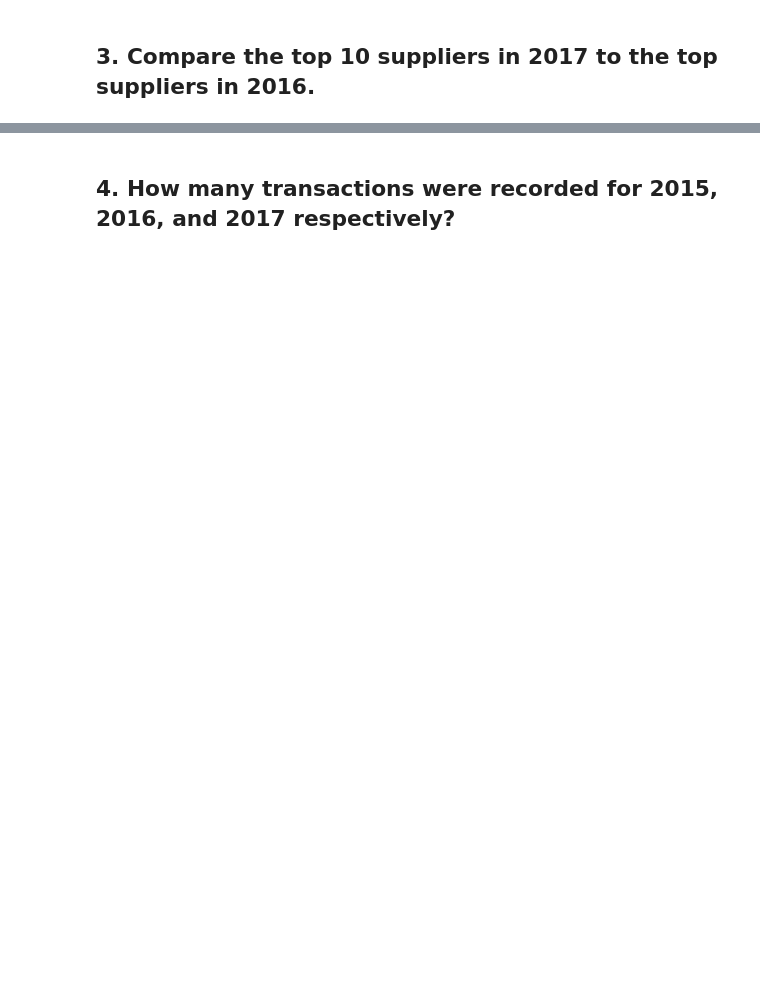
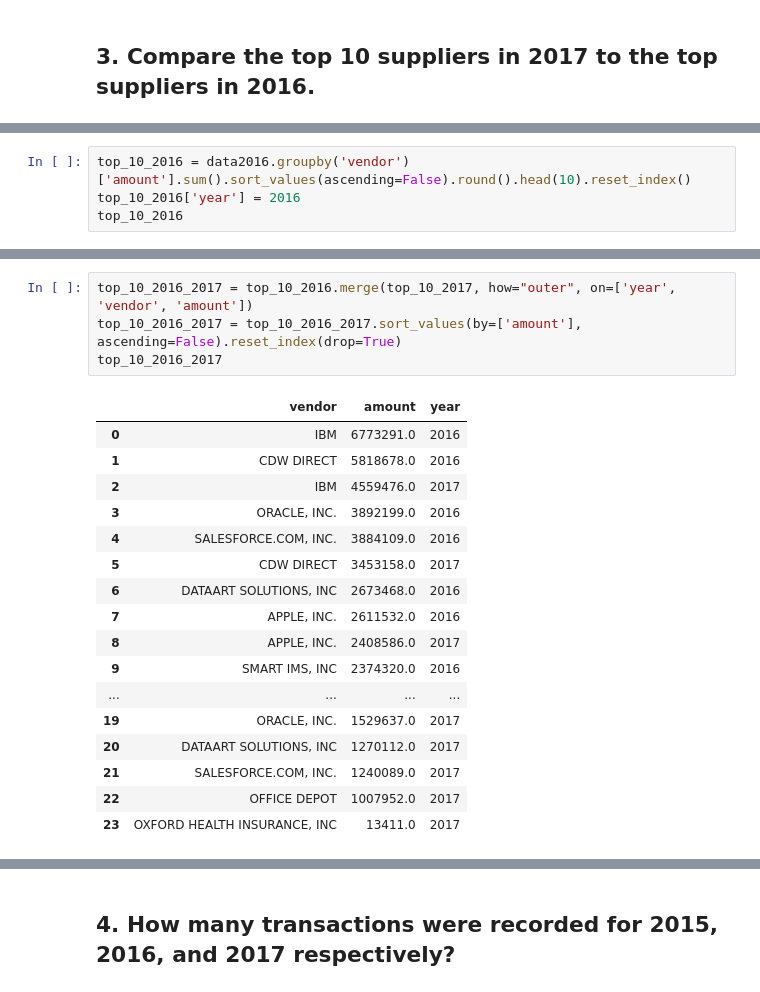
Before and after one commit to FranciscoGalan/suplari_challenge1, a Jupyter notebook: main.ipynb, the cells around one changed output, grey strips where cells are left out. Saved outputs shown, nothing was run; the diff lists cells and outputs as text; blank space fills up the shorter version.

```diff
--- a/main.ipynb
+++ b/main.ipynb
@@ -631,0 +599,4 @@ Name: amount, dtype: float64
+# %%
+top_10_2016 = data2016.groupby('vendor')['amount'].sum().sort_values(ascending=False).round().head(10).reset_index()
+top_10_2016['year'] = 2016
+top_10_2016
@@ -631,0 +675,22 @@ Name: amount, dtype: float64
+# %%
+top_10_2016_2017 = top_10_2016.merge(top_10_2017, how="outer", on=['year', 'vendor', 'amount'])
+top_10_2016_2017 = top_10_2016_2017.sort_values(by=['amount'], ascending=False).reset_index(drop=True)
+top_10_2016_2017
+# %% [output]
+|  | vendor | amount | year |
+| 0 | IBM | 6773291.0 | 2016 |
+| 1 | CDW DIRECT | 5818678.0 | 2016 |
+| 2 | IBM | 4559476.0 | 2017 |
+| 3 | ORACLE, INC. | 3892199.0 | 2016 |
+| 4 | SALESFORCE.COM, INC. | 3884109.0 | 2016 |
+| 5 | CDW DIRECT | 3453158.0 | 2017 |
+| 6 | DATAART SOLUTIONS, INC | 2673468.0 | 2016 |
+| 7 | APPLE, INC. | 2611532.0 | 2016 |
+| 8 | APPLE, INC. | 2408586.0 | 2017 |
+| 9 | SMART IMS, INC | 2374320.0 | 2016 |
+| ... | ... | ... | ... |
+| 19 | ORACLE, INC. | 1529637.0 | 2017 |
+| 20 | DATAART SOLUTIONS, INC | 1270112.0 | 2017 |
+| 21 | SALESFORCE.COM, INC. | 1240089.0 | 2017 |
+| 22 | OFFICE DEPOT | 1007952.0 | 2017 |
+| 23 | OXFORD HEALTH INSURANCE, INC | 13411.0 | 2017 |
```
Also changed, not shown: parts of 78 cells of this notebook, 5 other files.
